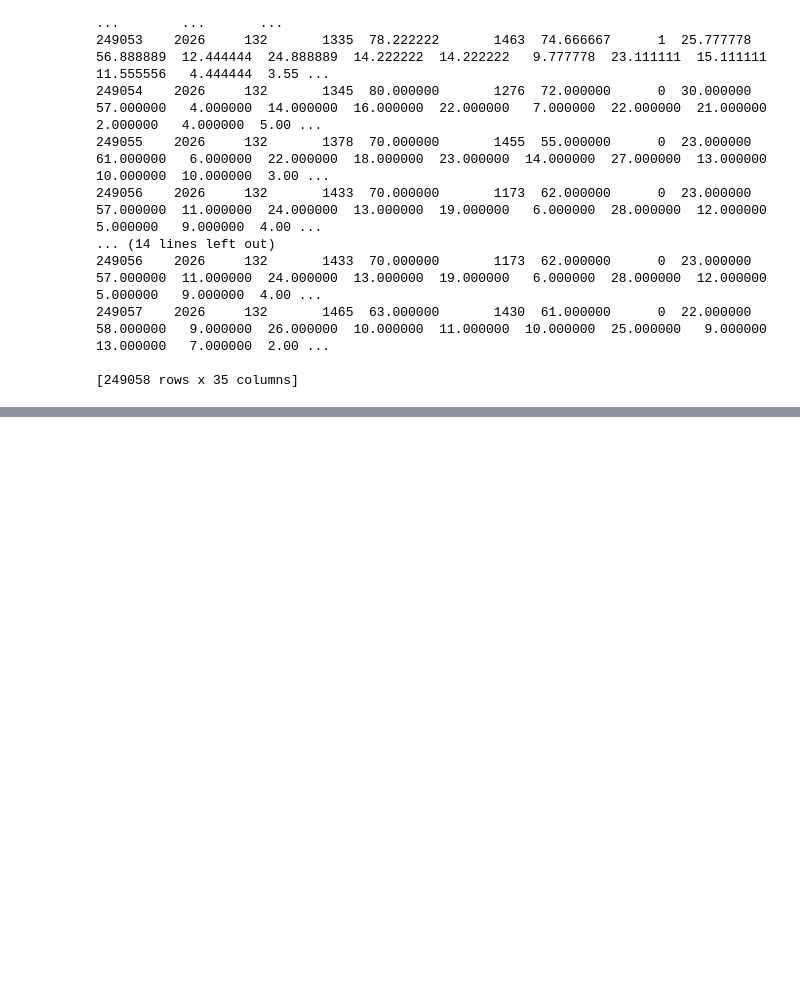
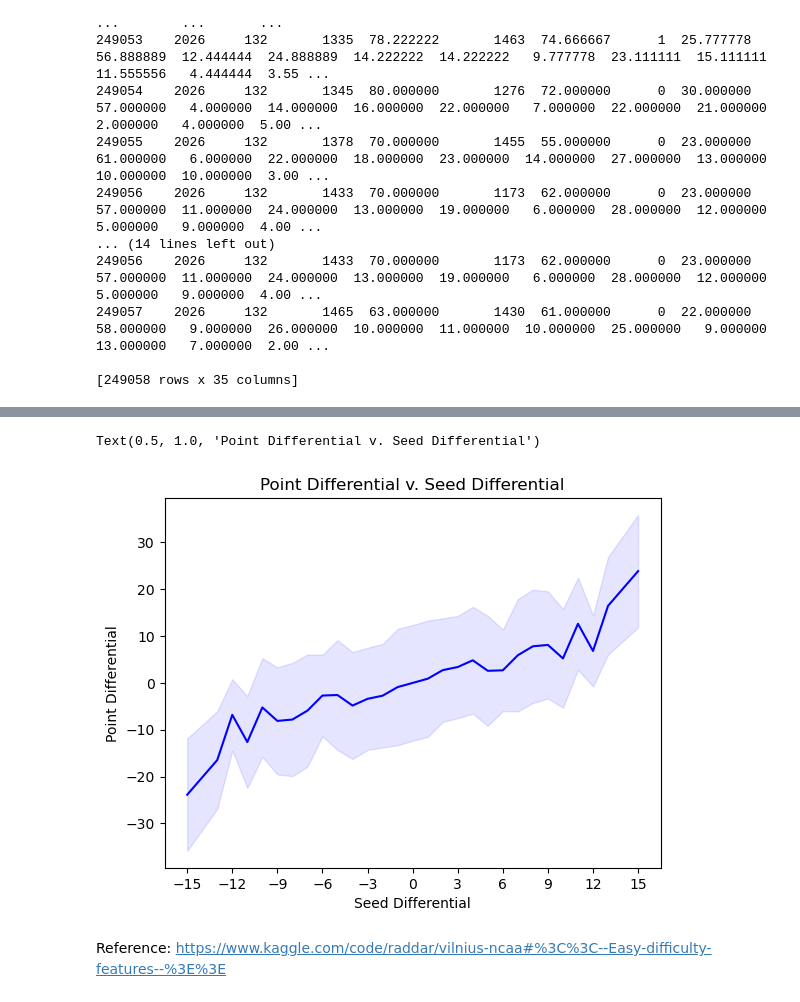
Before and after one commit to KriChau95/machine-learning-madness, a Jupyter notebook: preprocessing.ipynb, the cells around one changed output, grey strips where cells are left out. Drawn from its saved outputs; the diff is of its cells as text; code cells hidden in the pictures; blank space fills up the shorter version.

```diff
--- a/preprocessing.ipynb
+++ b/preprocessing.ipynb
@@ -271,0 +339,19 @@ M_reg_data.loc[season & (match1 | match2)]
+# %%
+# Visualize how good of a metrics seed differential is for predicting outcome
+mu_seed_diff = M_tourney_data.pivot_table(index = "Seed_Diff", values = "PointDiff", aggfunc = "mean").ffill()
+sigma_seed_diff =  M_tourney_data.pivot_table(index = "Seed_Diff", values = "PointDiff", aggfunc = "std").ffill()
+
+bottom = list((mu_seed_diff - sigma_seed_diff)['PointDiff'])
+top = list((mu_seed_diff + sigma_seed_diff)['PointDiff'])
+
+plt.plot(mu_seed_diff.index, mu_seed_diff, 'b-')
+plt.fill_between(mu_seed_diff.index,bottom, top, color="b", alpha=0.1)
+plt.xlabel('Seed Differential')
+plt.ylabel('Point Differential')
+plt.xticks(list(range(-15,16,3)))
+plt.title("Point Differential v. Seed Differential")
+# %% [output]
+Text(0.5, 1.0, 'Point Differential v. Seed Differential')
+[figure, added]
+# %% [markdown]
+Reference: https://www.kaggle.com/code/raddar/vilnius-ncaa#%3C%3C--Easy-difficulty-features--%3E%3E
```
Also changed, not shown: parts of 5 cells of this notebook.
